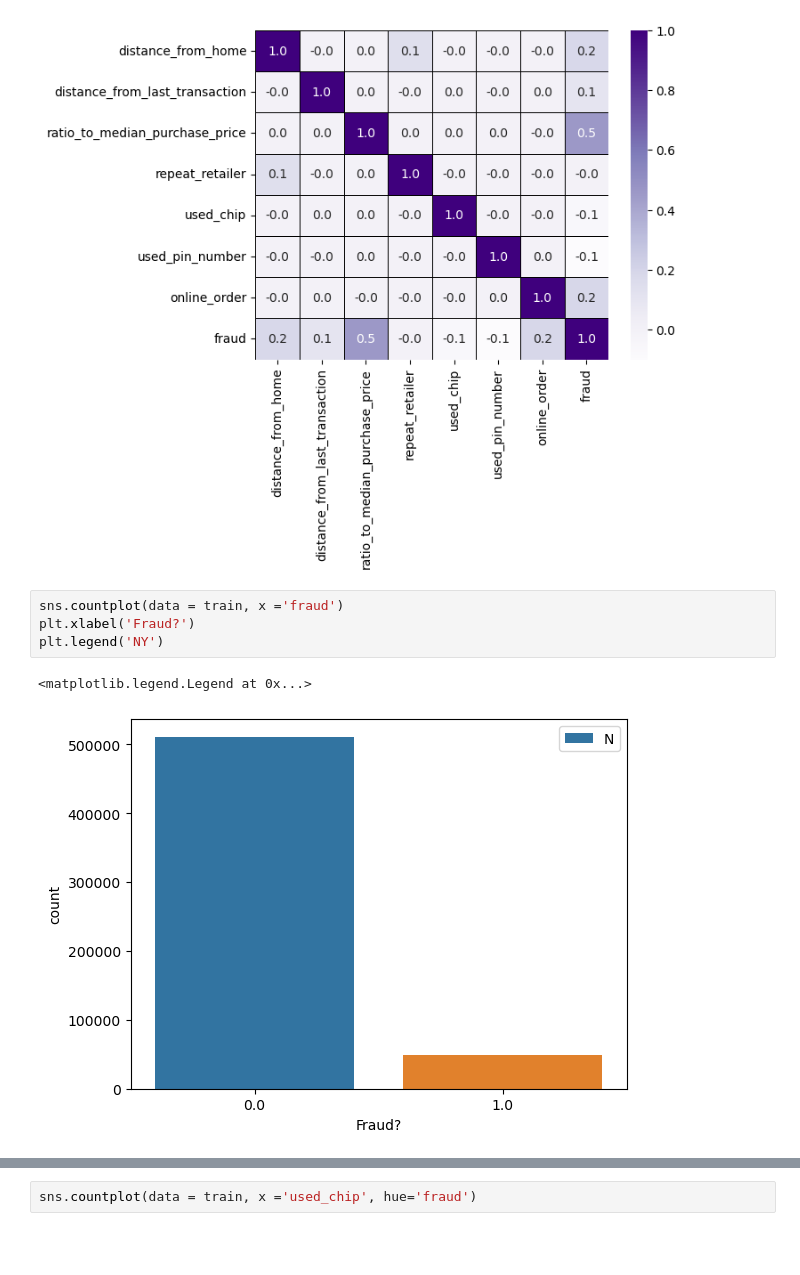
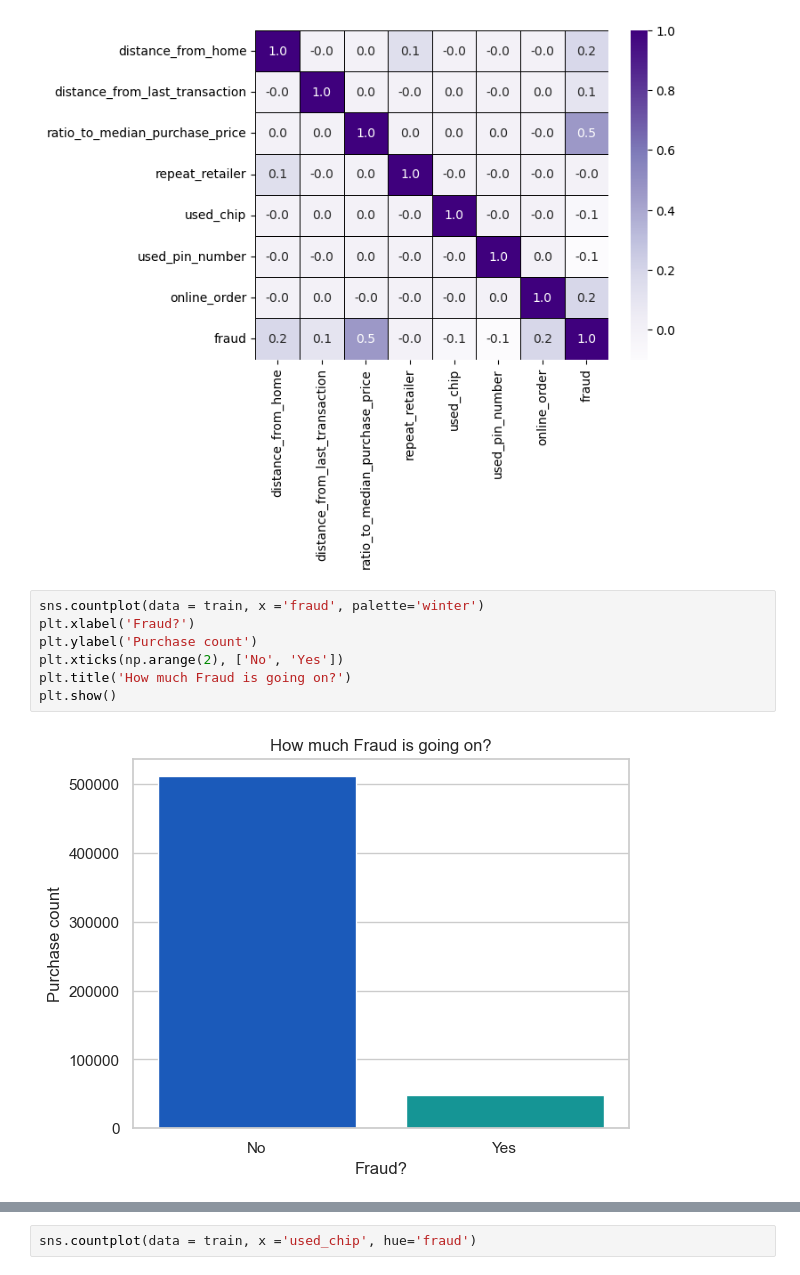
Before and after one commit to jorgellopez38/Credit-Card-Fraud, a Jupyter notebook: scratch_1.ipynb, the cells around one changed output, grey strips where cells are left out. Drawn from its saved outputs; the diff is of its cells as text; blank space fills up the shorter version.

```diff
--- a/scratch_1.ipynb
+++ b/scratch_1.ipynb
@@ -206,9 +211,11 @@ sns.heatmap(train_corr, cmap='Purples', linewidth=0.5, linecolor='black', annot=
 <AxesSubplot:>
 [figure]
 # %%
-sns.countplot(data = train, x ='fraud')
+sns.countplot(data = train, x ='fraud', palette='winter')
 plt.xlabel('Fraud?')
-plt.legend('NY')
+plt.ylabel('Purchase count')
+plt.xticks(np.arange(2), ['No', 'Yes'])
+plt.title('How much Fraud is going on?')
+plt.show()
 # %% [output]
-<matplotlib.legend.Legend at 0x...>
-[figure, old version]
+[figure, new version]
```
Also changed, not shown: parts of 22 cells of this notebook, 2 other files.
